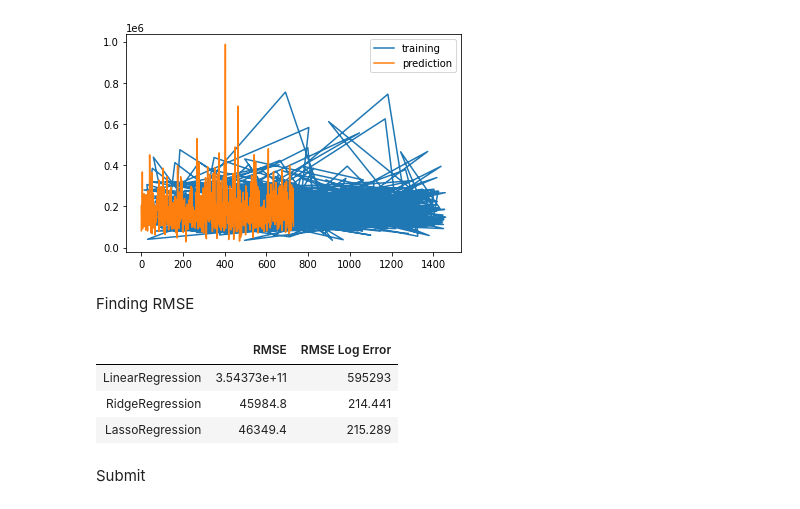
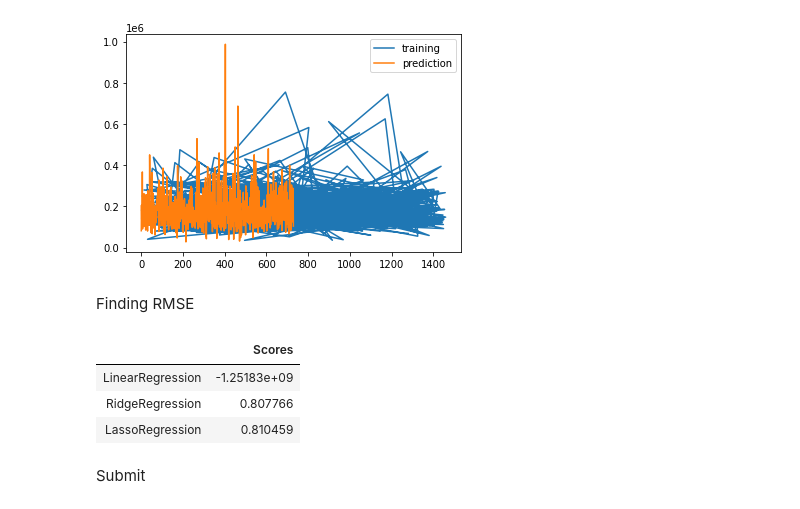
Before and after one commit to kenyag77/kgProject, a Jupyter notebook: Work/House Prices - Advanced Regression Techniques.ipynb, the cells around one changed output. Saved outputs shown, nothing was run; the diff lists cells and outputs as text; code cells hidden in the pictures.

```diff
--- a/Work/House Prices - Advanced Regression Techniques.ipynb
+++ b/Work/House Prices - Advanced Regression Techniques.ipynb
@@ -252,5 +252,6 @@ x_train.shape, x_test.shape, y_train.shape, y_test.shape,
 reg = LinearRegression()
 reg.fit(x_train, y_train)
 y_pred = reg.predict(x_test)
+lr = reg.score(x_test, y_test)
 reg.score(x_test, y_test)
 # %% [output]
@@ -268,6 +269,6 @@ lasso = Lasso(alpha=1.0)
 lasso.fit(x_train, y_train)
 lasso_coef = lasso.fit(x_train,y_train).coef_
 y_pred_lss = lasso.predict(x_test)
-
+lassoscore = lasso.score(x_test,y_test)
 lasso.score(x_test,y_test)
 # %% [output]
@@ -285,6 +286,6 @@ ridge = Ridge(alpha = 0.1)
 ridge.fit(x_train, y_train)
 y_pred_ridge = ridge.predict(x_test) #the answers
 ypr = ridge.predict(x_train)
-
+rs = ridge.score(x_test, y_test)
 ridge.score(x_test, y_test)
 # %% [output]
@@ -315,15 +321,15 @@ rmse_log2 = np.sqrt(mean_squared_error(y_test, y_pred, squared=False))
 rmse_rid2 = np.sqrt(mean_squared_error(y_test, y_pred_ridge, squared=False))
 rmse_lss2 = np.sqrt(mean_squared_error(y_test, y_pred_lss, squared=False))
 # %%
-table = [['LinearRegression',rmse_log,rmse_log2],
-        ['RidgeRegression',rmse_rid,rmse_rid2],
-        ['LassoRegression',rmse_lss,rmse_lss2]]
-display(HTML(tabulate.tabulate(table, tablefmt='html', headers=["RMSE ","RMSE Log Error"])))
+table = [['LinearRegression', lr],
+        ['RidgeRegression', lassoscore],
+        ['LassoRegression',rs]]
+display(HTML(tabulate.tabulate(table, tablefmt='html', headers=['Scores'])))
 # %% [output]
-|  | RMSE | RMSE Log Error |
-| LinearRegression | 3.54373e+11 | 595293 |
-| RidgeRegression | 45984.8 | 214.441 |
-| LassoRegression | 46349.4 | 215.289 |
+|  | Scores |
+| LinearRegression | -1.25183e+09 |
+| RidgeRegression | 0.807766 |
+| LassoRegression | 0.810459 |
 # %% [markdown]
 Submit
 # %%
```
Also changed, not shown: parts of 5 cells of this notebook.
